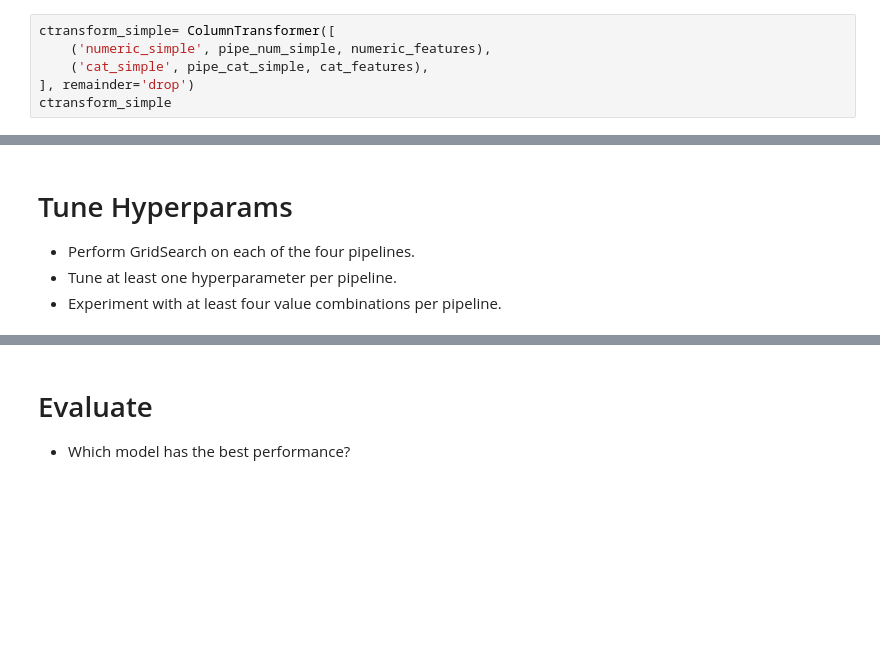
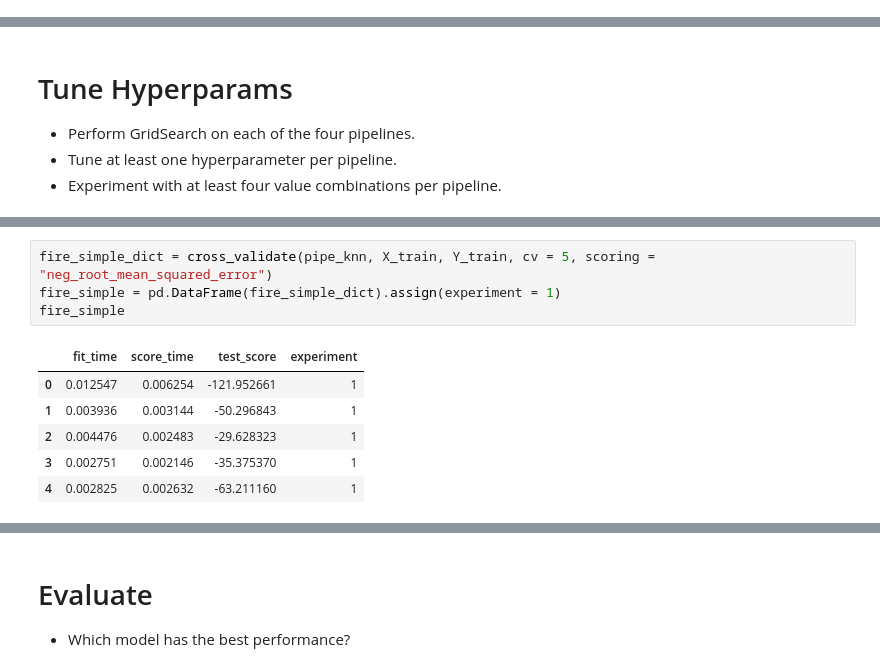
Before and after one commit to yulizhang11/production, a Jupyter notebook: 02_activities/assignments/assignment_2.ipynb, the cells around one changed output, grey strips where cells are left out. Cells and saved outputs as stored; diff of their text form; blank space fills up the shorter version.

```diff
--- a/02_activities/assignments/assignment_2.ipynb
+++ b/02_activities/assignments/assignment_2.ipynb
@@ -204,6 +130,0 @@ Pipeline(steps=[('onehot', OneHotEncoder(drop='first'))])
-# %%
-ctransform_simple= ColumnTransformer([
-    ('numeric_simple', pipe_num_simple, numeric_features),
-    ('cat_simple', pipe_cat_simple, cat_features),
-], remainder='drop')
-ctransform_simple
@@ -336,0 +252,11 @@ Pipeline(steps=[('preprocess2',
+# %%
+fire_simple_dict = cross_validate(pipe_knn, X_train, Y_train, cv = 5, scoring = "neg_root_mean_squared_error")
+fire_simple = pd.DataFrame(fire_simple_dict).assign(experiment = 1)
+fire_simple
+# %% [output]
+|  | fit_time | score_time | test_score | experiment |
+| 0 | 0.012547 | 0.006254 | -121.952661 | 1 |
+| 1 | 0.003936 | 0.003144 | -50.296843 | 1 |
+| 2 | 0.004476 | 0.002483 | -29.628323 | 1 |
+| 3 | 0.002751 | 0.002146 | -35.375370 | 1 |
+| 4 | 0.002825 | 0.002632 | -63.211160 | 1 |
```
Also changed, not shown: parts of 27 cells of this notebook.
